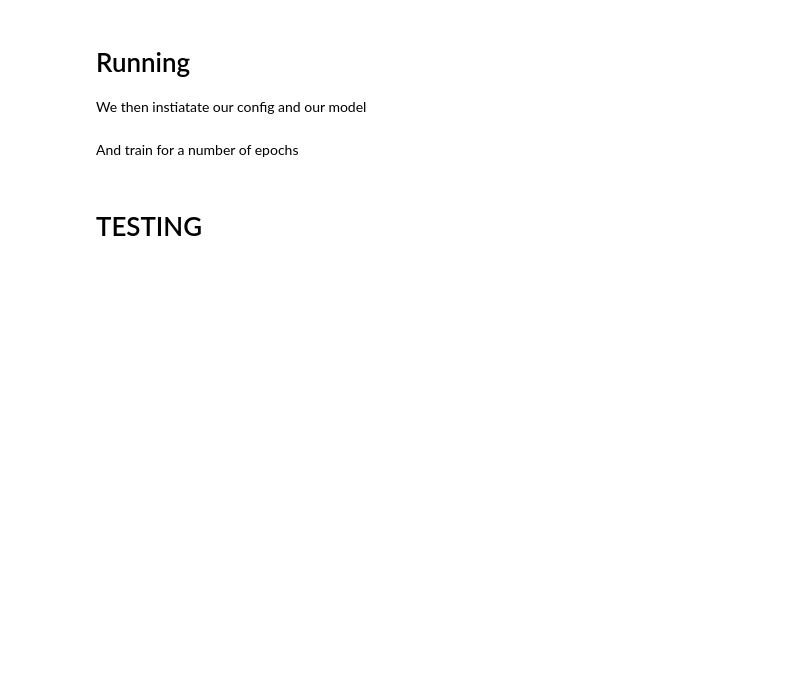
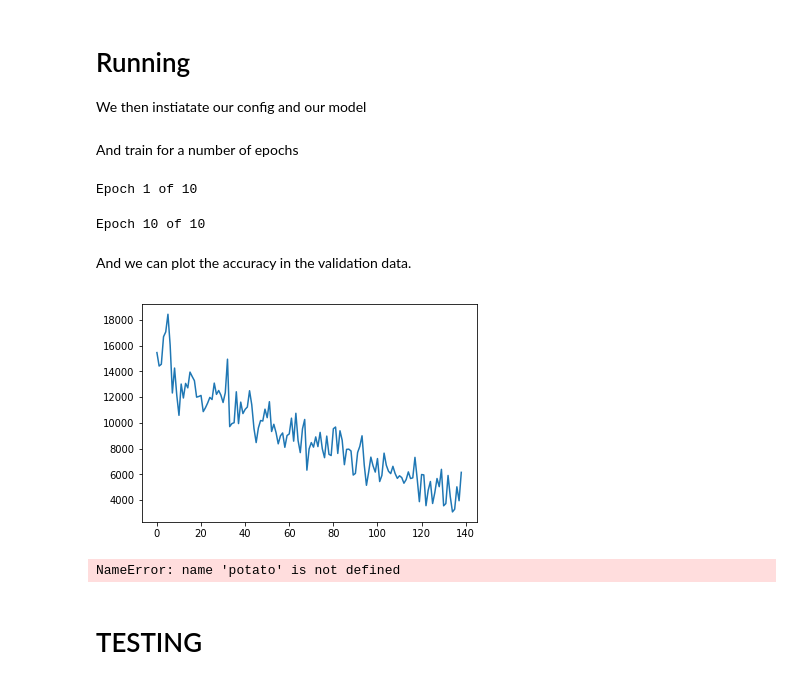
Before and after one commit to hsm207/few_shots, a Jupyter notebook: Few_shots.ipynb, the cells around one changed output. Drawn from its saved outputs; the diff is of its cells as text; code cells hidden in the pictures; blank space fills up the shorter version.

Commit message:
Add train model

```diff
--- a/Few_shots.ipynb
+++ b/Few_shots.ipynb
@@ -719,10 +705,3 @@ def apk(y_true,y_scores):
         AP = None
 
     return AP
-# %%
-#testing cell
-configDLM= ConfigDLM()
-model = Model(configDLM)
-batch=get_batch(3,4,'train')
-model.train_step(batch)
-eval_mAP(batch,model)
@@ -735,13 +714,20 @@ We then instiatate our config and our model
 # %%
 configDLM= ConfigDLM()
 model = Model(configDLM)
+# %%
+model = torch.load("./few_shots_model_258.pickle")
 # %% [markdown]
 And train for a number of epochs
 # %%
-SKIP = True
-if not SKIP:
-    EPOCHS=20
-    for i in range(EPOCHS):
-        print('Epoch %d of %d'%(i+1,EPOCHS),end='\r')
-        batch=get_batch(128,16,'train')
-        model.train_step(batch)
+EPOCHS=10
+for i in range(EPOCHS):
+    print('Epoch %d of %d'%(i+1,EPOCHS),end='\r')
+    batch=get_batch(128,16,'train')
+    model.train_step(batch)
+    model.losses.append(eval_mAP(get_batch(128,16,'val'),model))
+    torch.save(model,"./few_shots_model_%d.pickle"%len(model.losses))
+    #if (i+1)%5==0:
+    #    torch.save(model,"./few_shots_model_"+str(i+1)+".pickle")
+# %% [output]
+Epoch 1 of 10
+Epoch 10 of 10
@@ -751,3 +737,13 @@ if not SKIP:
+# %% [markdown]
+And we can plot the accuracy in the validation data.
+# %%
+import matplotlib.pyplot as plt
+plt.plot([d.data for d in model.losses[::2]])
+plt.show()
+potato
+# %% [output]
+[figure, added]
+NameError: name 'potato' is not defined
 # %% [markdown]
 # TESTING
 # %%
```
Also changed, not shown: parts of 17 cells of this notebook, 1 other file.
